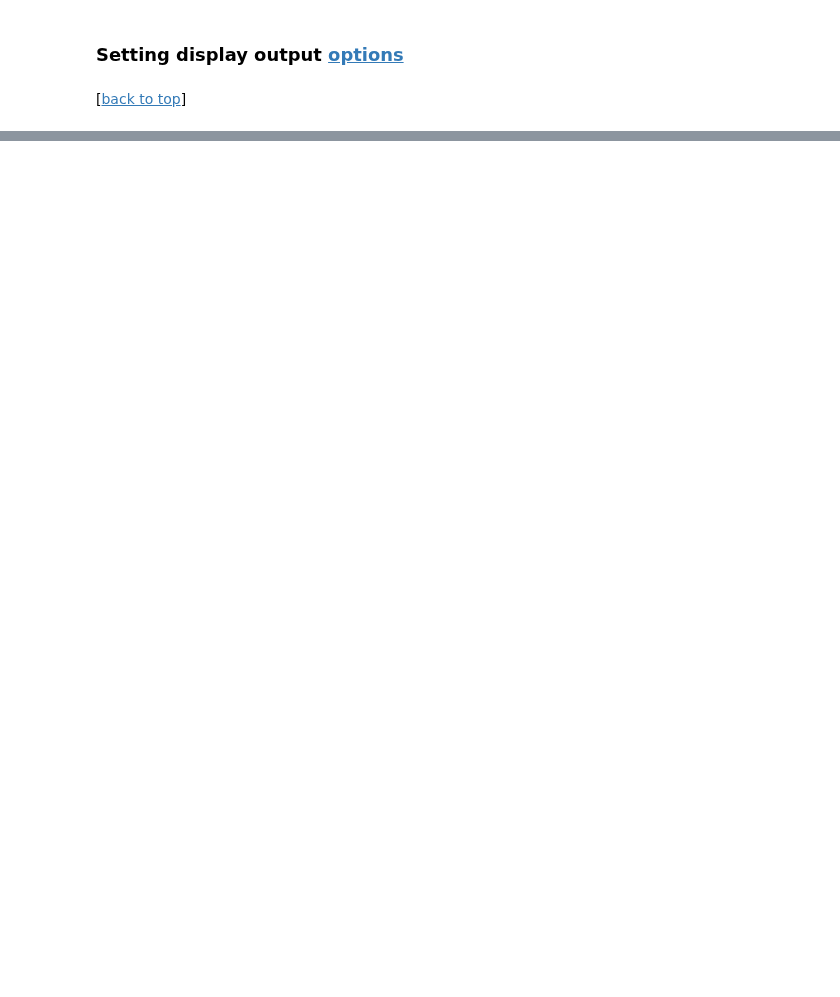
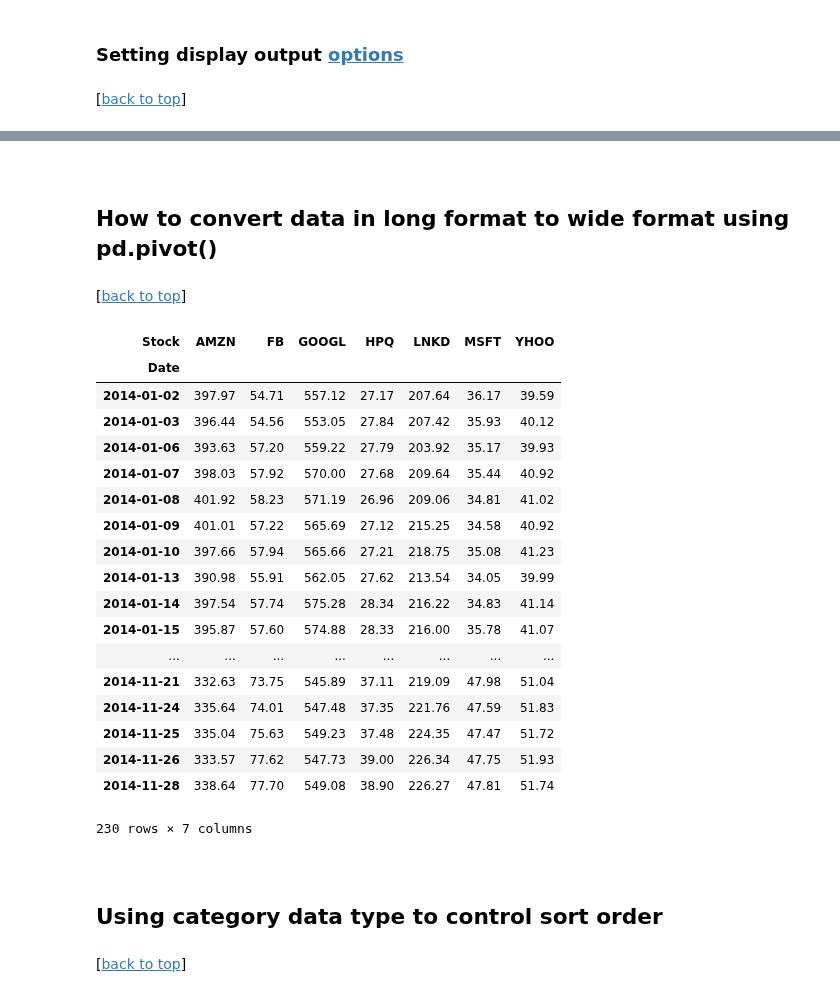
Before and after one commit to pybokeh/jupyter_notebooks, a Jupyter notebook: pandas/PandasCheatSheet.ipynb, the cells around one changed output, grey strips where cells are left out. Drawn from its saved outputs; the diff is of its cells as text; code cells hidden in the pictures; blank space fills up the shorter version.

```diff
--- a/pandas/PandasCheatSheet.ipynb
+++ b/pandas/PandasCheatSheet.ipynb
@@ -41,0 +981,35 @@ ImportError: No module named 'pandas'
+# %% [markdown]
+<a id='pivot'></a>
+# %% [markdown]
+## How to convert data in long format to wide format using pd.pivot()
+# %% [markdown]
+[[back to top](#top)]
+# %%
+pivoted = df_long.pivot(index='Date', columns='Stock', values='Price')
+pivoted
+# %% [output]
+| Stock | AMZN | FB | GOOGL | HPQ | LNKD | MSFT | YHOO |
+| Date |  |  |  |  |  |  |  |
+| 2014-01-02 | 397.97 | 54.71 | 557.12 | 27.17 | 207.64 | 36.17 | 39.59 |
+| 2014-01-03 | 396.44 | 54.56 | 553.05 | 27.84 | 207.42 | 35.93 | 40.12 |
+| 2014-01-06 | 393.63 | 57.20 | 559.22 | 27.79 | 203.92 | 35.17 | 39.93 |
+| 2014-01-07 | 398.03 | 57.92 | 570.00 | 27.68 | 209.64 | 35.44 | 40.92 |
+| 2014-01-08 | 401.92 | 58.23 | 571.19 | 26.96 | 209.06 | 34.81 | 41.02 |
+| 2014-01-09 | 401.01 | 57.22 | 565.69 | 27.12 | 215.25 | 34.58 | 40.92 |
+| 2014-01-10 | 397.66 | 57.94 | 565.66 | 27.21 | 218.75 | 35.08 | 41.23 |
+| 2014-01-13 | 390.98 | 55.91 | 562.05 | 27.62 | 213.54 | 34.05 | 39.99 |
+| 2014-01-14 | 397.54 | 57.74 | 575.28 | 28.34 | 216.22 | 34.83 | 41.14 |
+| 2014-01-15 | 395.87 | 57.60 | 574.88 | 28.33 | 216.00 | 35.78 | 41.07 |
+| ... | ... | ... | ... | ... | ... | ... | ... |
+| 2014-11-21 | 332.63 | 73.75 | 545.89 | 37.11 | 219.09 | 47.98 | 51.04 |
+| 2014-11-24 | 335.64 | 74.01 | 547.48 | 37.35 | 221.76 | 47.59 | 51.83 |
+| 2014-11-25 | 335.04 | 75.63 | 549.23 | 37.48 | 224.35 | 47.47 | 51.72 |
+| 2014-11-26 | 333.57 | 77.62 | 547.73 | 39.00 | 226.34 | 47.75 | 51.93 |
+| 2014-11-28 | 338.64 | 77.70 | 549.08 | 38.90 | 226.27 | 47.81 | 51.74 |
+230 rows × 7 columns
+# %% [markdown]
+<a id='category'></a>
+# %% [markdown]
+## Using category data type to control sort order
+# %% [markdown]
+[[back to top](#top)]
```
Also changed, not shown: parts of 173 cells of this notebook, 1 other file.
